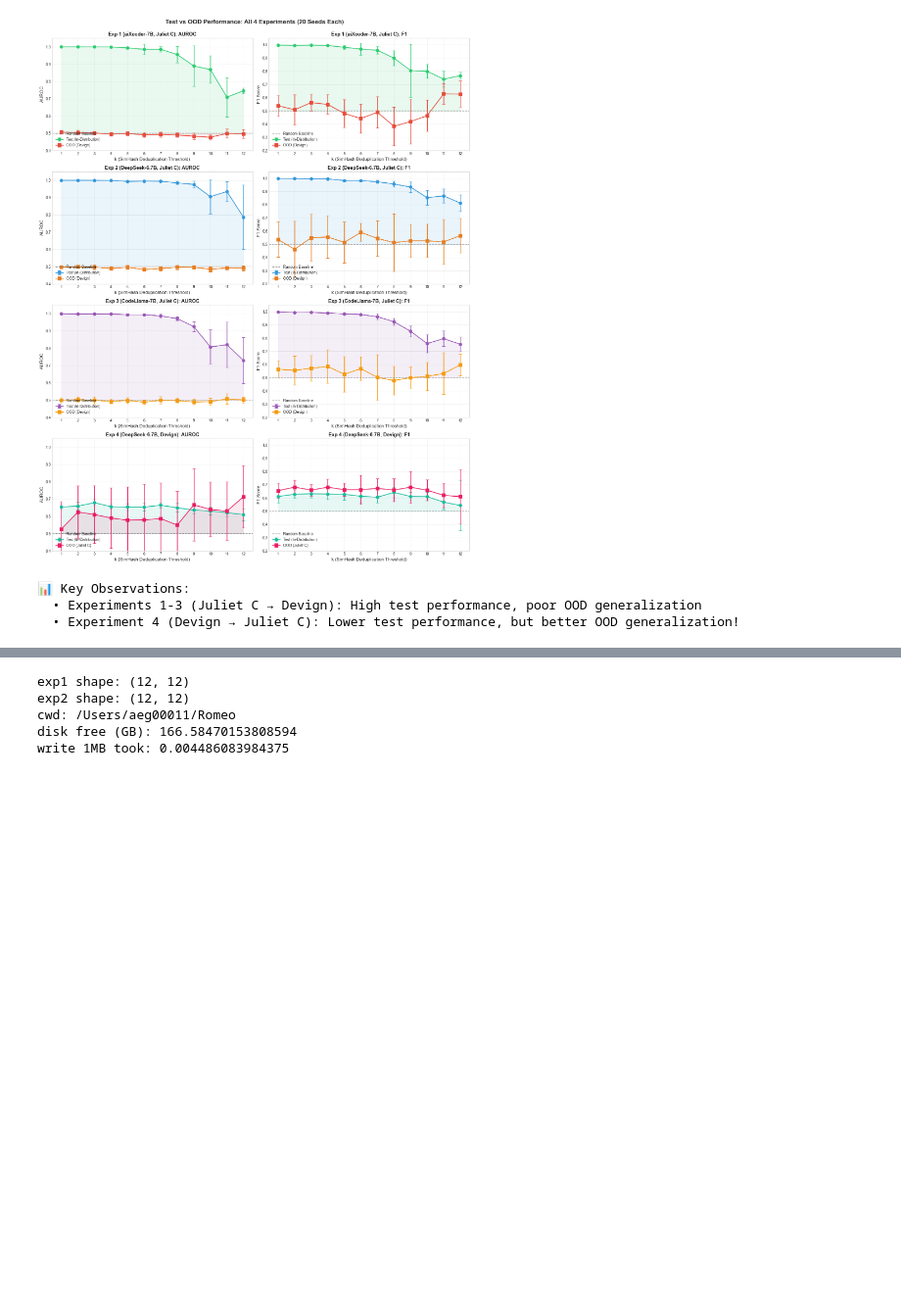
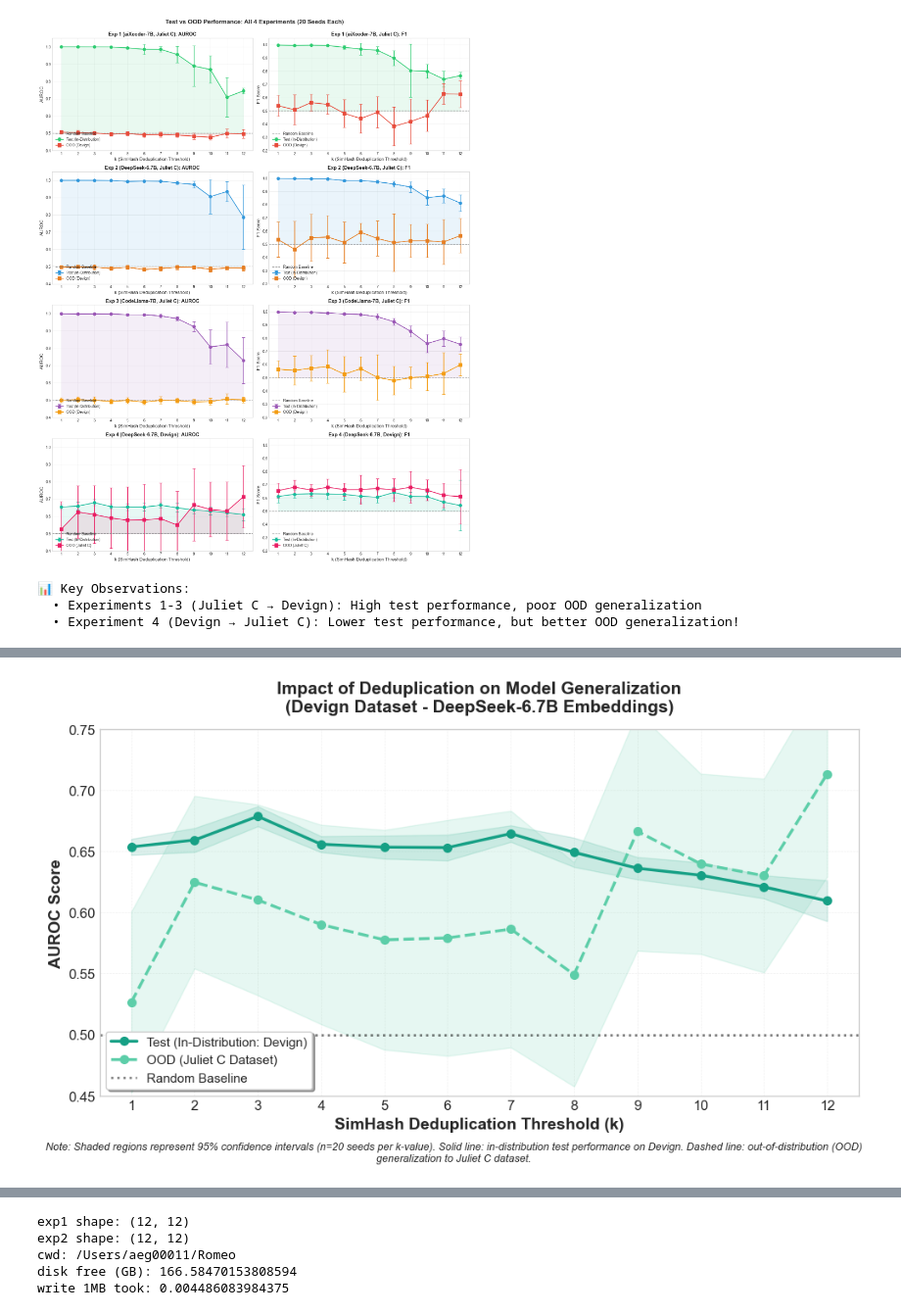
Before and after one commit to Andrew-Gautier/Romeo, a Jupyter notebook: deduplication experiments analysis.ipynb, the cells around one changed output, grey strips where cells are left out. Shown at 98% size. Saved outputs shown, nothing was run; the diff lists cells and outputs as text; code cells hidden in the pictures; blank space fills up the shorter version.

Commit message:
charts, experimental results

```diff
--- a/deduplication experiments analysis.ipynb
+++ b/deduplication experiments analysis.ipynb
@@ -268,0 +534,76 @@ print("  • Experiment 4 (Devign → Juliet C): Lower test performance, but bet
+# %%
+# Publication-Quality AUROC Chart for Experiment 4 (Devign Dataset)
+# Showing Test and OOD performance with 95% confidence intervals
+
+# Create figure with clean, academic style
+fig, ax = plt.subplots(1, 1, figsize=(10, 6))
+
+# Use distinct colors for Test vs OOD
+devign_test_color = '#16A085'  # Dark Teal
+devign_ood_color = '#5DCEA9'   # Light Teal
+
+# Calculate confidence intervals
+exp4_test_ci = [calculate_ci_95(m, s) for m, s in zip(exp4_df['test_auroc_mean'], exp4_df['test_auroc_std'])]
+exp4_ood_ci = [calculate_ci_95(m, s) for m, s in zip(exp4_df['ood_auroc_mean'], exp4_df['ood_auroc_std'])]
+
+# Plot Experiment 4
+ax.plot(exp4_df['k'], exp4_df['test_auroc_mean'], '-o', color=devign_test_color,
+        linewidth=2.5, markersize=7, label='Test (In-Distribution: Devign)', zorder=3)
+ax.fill_between(exp4_df['k'],
+                exp4_df['test_auroc_mean'] - exp4_test_ci,
+                exp4_df['test_auroc_mean'] + exp4_test_ci,
+                color=devign_test_color, alpha=0.15, zorder=1)
+
+ax.plot(exp4_df['k'], exp4_df['ood_auroc_mean'], '--o', color=devign_ood_color,
+        linewidth=2.5, markersize=7, label='OOD (Juliet C Dataset)', zorder=3)
+ax.fill_between(exp4_df['k'],
+                exp4_df['ood_auroc_mean'] - exp4_ood_ci,
+                exp4_df['ood_auroc_mean'] + exp4_ood_ci,
+                color=devign_ood_color, alpha=0.15, zorder=1)
+
+# Add random baseline
+ax.axhline(y=0.5, color='black', linestyle=':', linewidth=2, alpha=0.5,
+           label='Random Baseline', zorder=2)
+
+# Formatting for academic publication
+ax.set_xlabel('SimHash Deduplication Threshold (k)', fontsize=14, fontweight='bold')
+ax.set_ylabel('AUROC Score', fontsize=14, fontweight='bold')
+ax.set_title('Impact of Deduplication on Model Generalization\n(Devign Dataset - DeepSeek-6.7B Embeddings)',
+             fontsize=15, fontweight='bold', pad=15)
+
+# Set x-axis ticks
+ax.set_xticks(exp4_df['k'])
+ax.set_xlim(0.5, 12.5)
+ax.set_ylim(0.45, 0.75)
+
+# Grid for readability
+ax.grid(True, alpha=0.3, linestyle='--', linewidth=0.5, zorder=0)
+
+# Legend
+ax.legend(loc='lower left', fontsize=11, frameon=True, fancybox=True, shadow=True)
+
+# Adjust tick label sizes
+ax.tick_params(axis='both', which='major', labelsize=12)
+
+# Add note about confidence intervals
+fig.text(0.5, 0.02,
+         'Note: Shaded regions represent 95% confidence intervals (n=20 seeds per k-value). '
+         'Solid line: in-distribution test performance on Devign. Dashed line: out-of-distribution (OOD) generalization to Juliet C dataset.',
+         ha='center', fontsize=9, style='italic', wrap=True)
+
+plt.tight_layout(rect=[0, 0.05, 1, 1])
+plt.savefig('publication_auroc_experiment4_devign.png', dpi=300, bbox_inches='tight')
+plt.savefig('publication_auroc_experiment4_devign.pdf', dpi=300, bbox_inches='tight')
+plt.show()
+
+print("\n📊 Publication Chart Created (Devign - AUROC):")
+print("  ✓ Saved as: publication_auroc_experiment4_devign.png (300 DPI)")
+print("  ✓ Saved as: publication_auroc_experiment4_devign.pdf (vector format)")
+print("\n📈 Chart Features:")
+print("  • 95% confidence intervals shown as shaded regions")
+print("  • Real-world Devign dataset (better OOD generalization)")
+print("  • DeepSeek-6.7B embeddings")
+print("  • Shows transfer learning to synthetic Juliet C dataset")
+print("  • High-resolution output suitable for publication")
+# %% [output]
+[figure, added]
```
Also changed, not shown: parts of 5 cells of this notebook, 28 other files.
